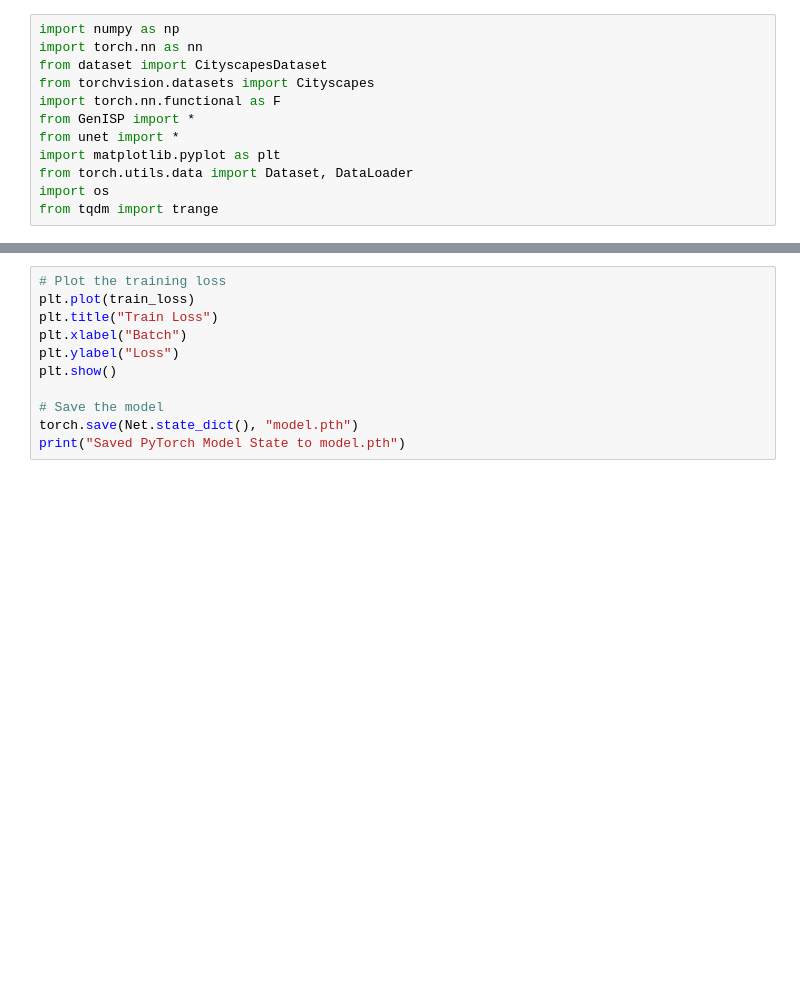
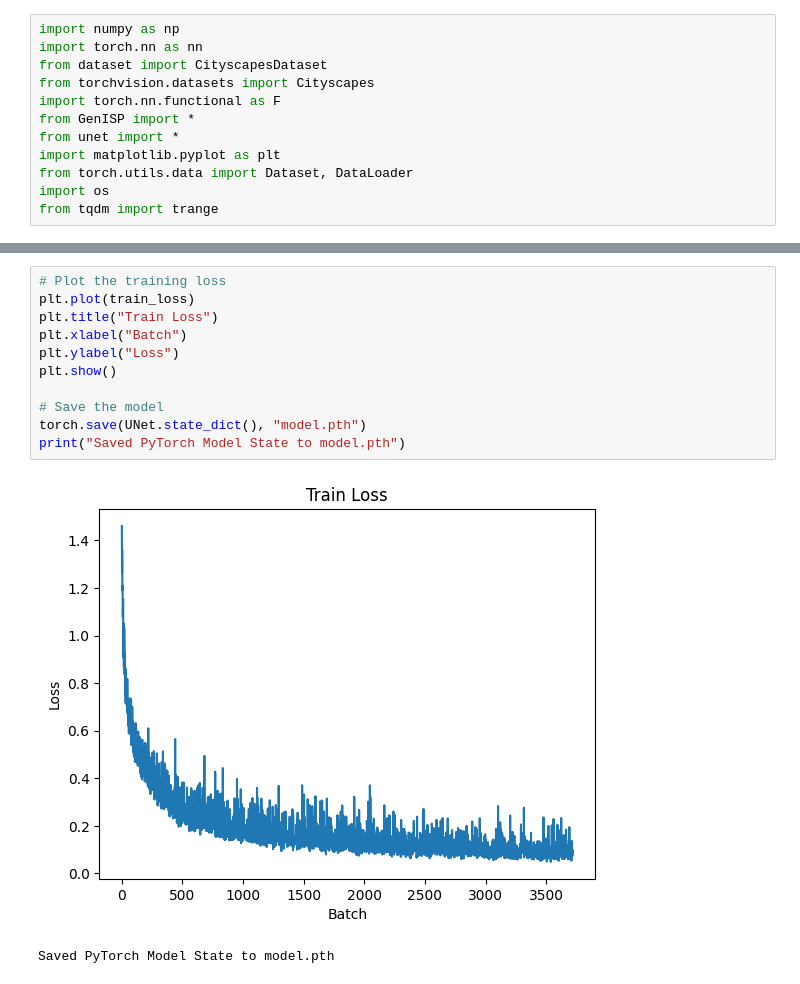
Before and after one commit to charlesalec/Computer-Vision-Project, a Jupyter notebook: src/script_train.ipynb, the cells around one changed output, grey strips where cells are left out. Cells and saved outputs as stored; diff of their text form; blank space fills up the shorter version.

```diff
--- a/src/script_train.ipynb
+++ b/src/script_train.ipynb
@@ -83,11 +100,14 @@ for epoch in t:
 # %%
 # Plot the training loss
 plt.plot(train_loss)
 plt.title("Train Loss")
 plt.xlabel("Batch")
 plt.ylabel("Loss")
 plt.show()
 
 # Save the model
-torch.save(Net.state_dict(), "model.pth")
+torch.save(UNet.state_dict(), "model.pth")
 print("Saved PyTorch Model State to model.pth")
+# %% [output]
+[figure, added]
+Saved PyTorch Model State to model.pth
```
Also changed, not shown: parts of 4 cells of this notebook, 5 other files.
